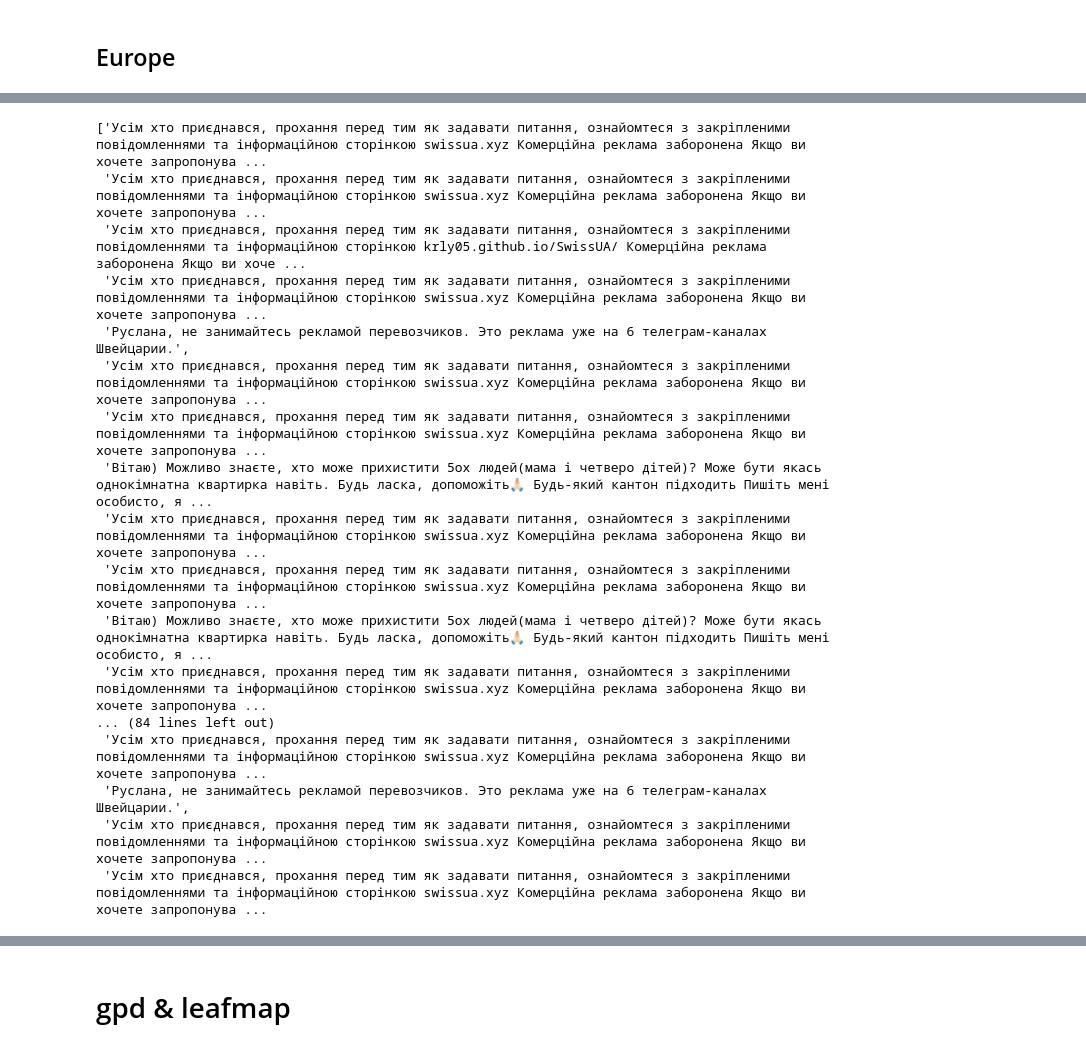
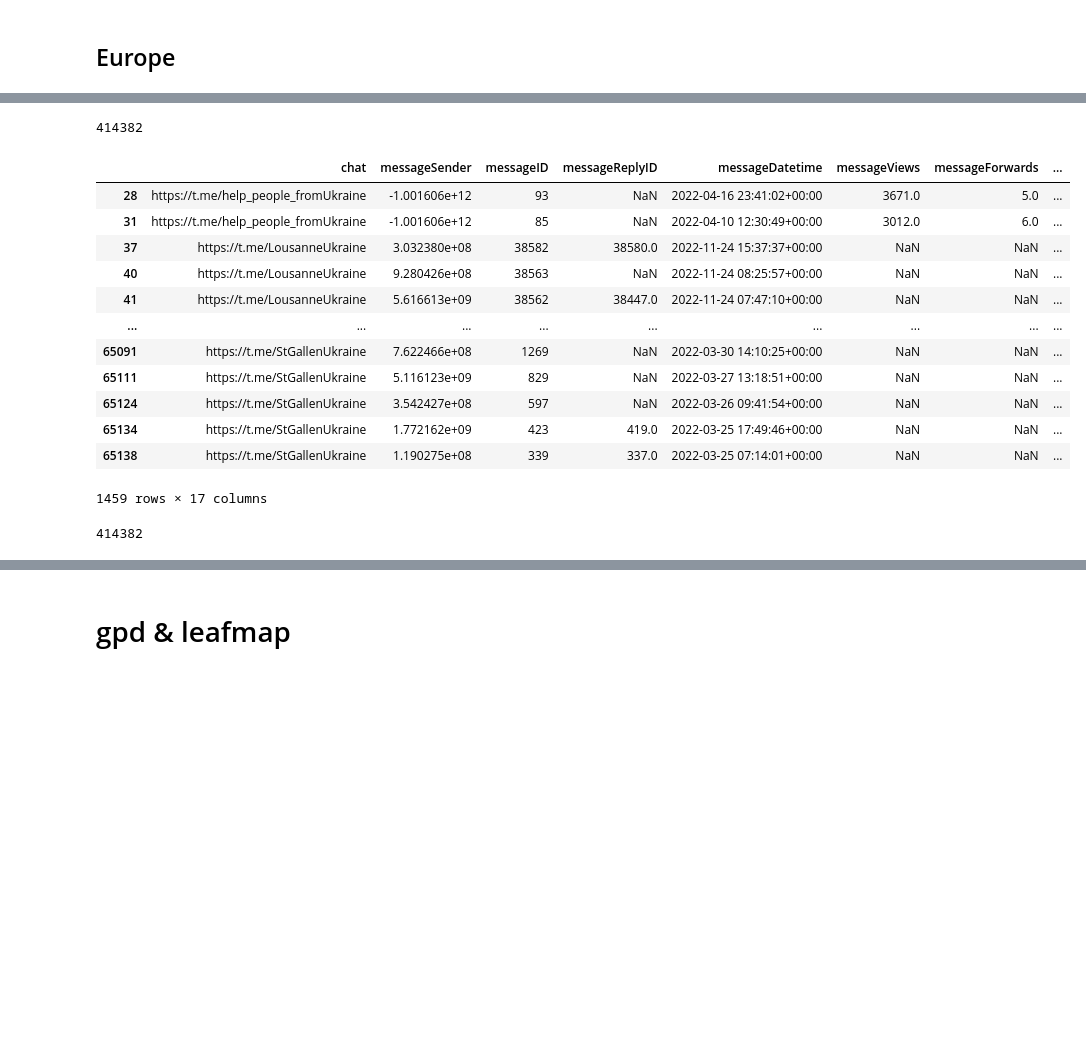
Before and after one commit to KDOT2509/unsupervised-migrant-telegram-analysis, a Jupyter notebook: streamlit_app/testing.ipynb, the cells around one changed output, grey strips where cells are left out. Saved outputs shown, nothing was run; the diff lists cells and outputs as text; code cells hidden in the pictures; blank space fills up the shorter version.

```diff
--- a/streamlit_app/testing.ipynb
+++ b/streamlit_app/testing.ipynb
@@ -136,0 +212,6 @@ Name: sentiment_name, dtype: int64
+# %%
+import deepl
+DEEPL_API_KEY = os.getenv("DEEPL_API_KEY")
+translator = deepl.Translator(DEEPL_API_KEY)
+result = translator.translate_text(df.messageText[0], target_lang="EN-US")
+print(result)
@@ -145,21 +236,38 @@ Name: sentiment_name, dtype: int64
-# %%
-df[(df.cluster==7)&(~df.messageText.str.startswith("Дякуємо"))].sample(100).messageText.to_list()
-# %% [output]
-['Усім хто приєднався, прохання перед тим як задавати питання, ознайомтеся з закріпленими повідомленнями та інформаційною сторінкою swissua.xyz Комерційна реклама заборонена Якщо ви хочете запропонува ...
- 'Усім хто приєднався, прохання перед тим як задавати питання, ознайомтеся з закріпленими повідомленнями та інформаційною сторінкою swissua.xyz Комерційна реклама заборонена Якщо ви хочете запропонува ...
- 'Усім хто приєднався, прохання перед тим як задавати питання, ознайомтеся з закріпленими повідомленнями та інформаційною сторінкою krly05.github.io/SwissUA/ Комерційна реклама заборонена Якщо ви хоче ...
- 'Усім хто приєднався, прохання перед тим як задавати питання, ознайомтеся з закріпленими повідомленнями та інформаційною сторінкою swissua.xyz Комерційна реклама заборонена Якщо ви хочете запропонува ...
- 'Руслана, не занимайтесь рекламой перевозчиков. Это реклама уже на 6 телеграм-каналах Швейцарии.',
- 'Усім хто приєднався, прохання перед тим як задавати питання, ознайомтеся з закріпленими повідомленнями та інформаційною сторінкою swissua.xyz Комерційна реклама заборонена Якщо ви хочете запропонува ...
- 'Усім хто приєднався, прохання перед тим як задавати питання, ознайомтеся з закріпленими повідомленнями та інформаційною сторінкою swissua.xyz Комерційна реклама заборонена Якщо ви хочете запропонува ...
- 'Вітаю) Можливо знаєте, хто може прихистити 5ох людей(мама і четверо дітей)? Може бути якась однокімнатна квартирка навіть. Будь ласка, допоможіть🙏🏻 Будь-який кантон підходить Пишіть мені особисто, я ...
- 'Усім хто приєднався, прохання перед тим як задавати питання, ознайомтеся з закріпленими повідомленнями та інформаційною сторінкою swissua.xyz Комерційна реклама заборонена Якщо ви хочете запропонува ...
- 'Усім хто приєднався, прохання перед тим як задавати питання, ознайомтеся з закріпленими повідомленнями та інформаційною сторінкою swissua.xyz Комерційна реклама заборонена Якщо ви хочете запропонува ...
- 'Вітаю) Можливо знаєте, хто може прихистити 5ох людей(мама і четверо дітей)? Може бути якась однокімнатна квартирка навіть. Будь ласка, допоможіть🙏🏻 Будь-який кантон підходить Пишіть мені особисто, я ...
- 'Усім хто приєднався, прохання перед тим як задавати питання, ознайомтеся з закріпленими повідомленнями та інформаційною сторінкою swissua.xyz Комерційна реклама заборонена Якщо ви хочете запропонува ...
-... (84 lines left out)
- 'Усім хто приєднався, прохання перед тим як задавати питання, ознайомтеся з закріпленими повідомленнями та інформаційною сторінкою swissua.xyz Комерційна реклама заборонена Якщо ви хочете запропонува ...
- 'Руслана, не занимайтесь рекламой перевозчиков. Это реклама уже на 6 телеграм-каналах Швейцарии.',
- 'Усім хто приєднався, прохання перед тим як задавати питання, ознайомтеся з закріпленими повідомленнями та інформаційною сторінкою swissua.xyz Комерційна реклама заборонена Якщо ви хочете запропонува ...
- 'Усім хто приєднався, прохання перед тим як задавати питання, ознайомтеся з закріпленими повідомленнями та інформаційною сторінкою swissua.xyz Комерційна реклама заборонена Якщо ви хочете запропонува ...
+# %%
+df_translate = pd.DataFrame(columns=df.columns)
+for region in df.region.unique():
+    for cluster in df.cluster_names.unique():
+        df_translate = pd.concat([df_translate, df[(df.region==region)&(df.cluster_names==cluster)].sort_values("reaction_count").head(3)],axis=0)
+        df_translate = pd.concat([df_translate, df[(df.region==region)&(df.cluster_names==cluster)].sort_values("reaction_count",ascending=False).head(3)],axis=0)
+df_translate.drop_duplicates(inplace=True)
+# %%
+sum(df_translate.messageText.str.len())
+# %% [output]
+414382
+# %%
+from tqdm import tqdm
+tqdm.pandas()
+df_translate['messageTextEnglish'] = df_translate["messageText"].progress_apply(lambda x: translator.translate_text(x, target_lang="EN-US"))
+# %%
+df = df.merge(df_translate.messageTextEnglish,right_index=True,left_index=True,how="outer")
+# %%
+df[~df.messageTextEnglish.isnull()]
+# %% [output]
+|  | chat | messageSender | messageID | messageReplyID | messageDatetime | messageViews | messageForwards | ... |
+| 28 | https://t.me/help_people_fromUkraine | -1.001606e+12 | 93 | NaN | 2022-04-16 23:41:02+00:00 | 3671.0 | 5.0 | ... |
+| 31 | https://t.me/help_people_fromUkraine | -1.001606e+12 | 85 | NaN | 2022-04-10 12:30:49+00:00 | 3012.0 | 6.0 | ... |
+| 37 | https://t.me/LousanneUkraine | 3.032380e+08 | 38582 | 38580.0 | 2022-11-24 15:37:37+00:00 | NaN | NaN | ... |
+| 40 | https://t.me/LousanneUkraine | 9.280426e+08 | 38563 | NaN | 2022-11-24 08:25:57+00:00 | NaN | NaN | ... |
+| 41 | https://t.me/LousanneUkraine | 5.616613e+09 | 38562 | 38447.0 | 2022-11-24 07:47:10+00:00 | NaN | NaN | ... |
+| ... | ... | ... | ... | ... | ... | ... | ... | ... |
+| 65091 | https://t.me/StGallenUkraine | 7.622466e+08 | 1269 | NaN | 2022-03-30 14:10:25+00:00 | NaN | NaN | ... |
+| 65111 | https://t.me/StGallenUkraine | 5.116123e+09 | 829 | NaN | 2022-03-27 13:18:51+00:00 | NaN | NaN | ... |
+| 65124 | https://t.me/StGallenUkraine | 3.542427e+08 | 597 | NaN | 2022-03-26 09:41:54+00:00 | NaN | NaN | ... |
+| 65134 | https://t.me/StGallenUkraine | 1.772162e+09 | 423 | 419.0 | 2022-03-25 17:49:46+00:00 | NaN | NaN | ... |
+| 65138 | https://t.me/StGallenUkraine | 1.190275e+08 | 339 | 337.0 | 2022-03-25 07:14:01+00:00 | NaN | NaN | ... |
+1459 rows × 17 columns
+# %%
+sum(df_translate.messageText.str.len())
+# %% [output]
+414382
 # %%
```
Also changed, not shown: parts of 29 cells of this notebook, 10 other files.
